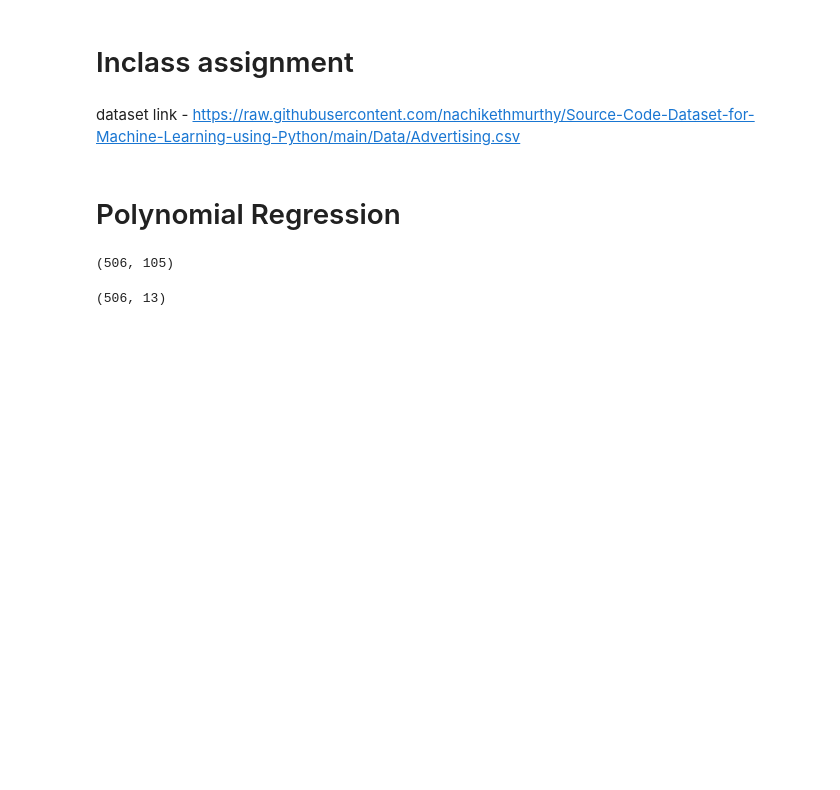
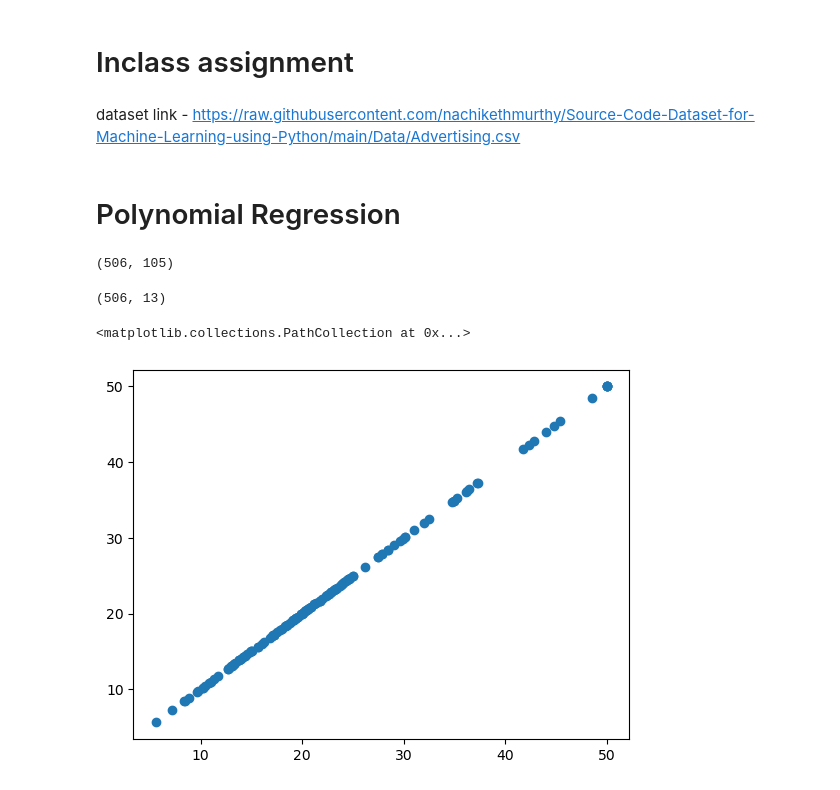
Before and after one commit to nachikethmurthy/Data-Science-Python-Sep-25, a Jupyter notebook: Module-3/LinearRegression.ipynb, the cells around one changed output. Cells and saved outputs as stored; diff of their text form; code cells hidden in the pictures; blank space fills up the shorter version.

```diff
--- a/Module-3/LinearRegression.ipynb
+++ b/Module-3/LinearRegression.ipynb
@@ -335,3 +335,8 @@ X.shape
 
 linear_poly = LinearRegression()
 # linear_poly.fit(X_poly,y)
+# %%
+plt.scatter(y_test,y_test)
+# %% [output]
+<matplotlib.collections.PathCollection at 0x...>
+[figure, added]
```
Also changed, not shown: parts of 2 cells of this notebook, 7 other files.
